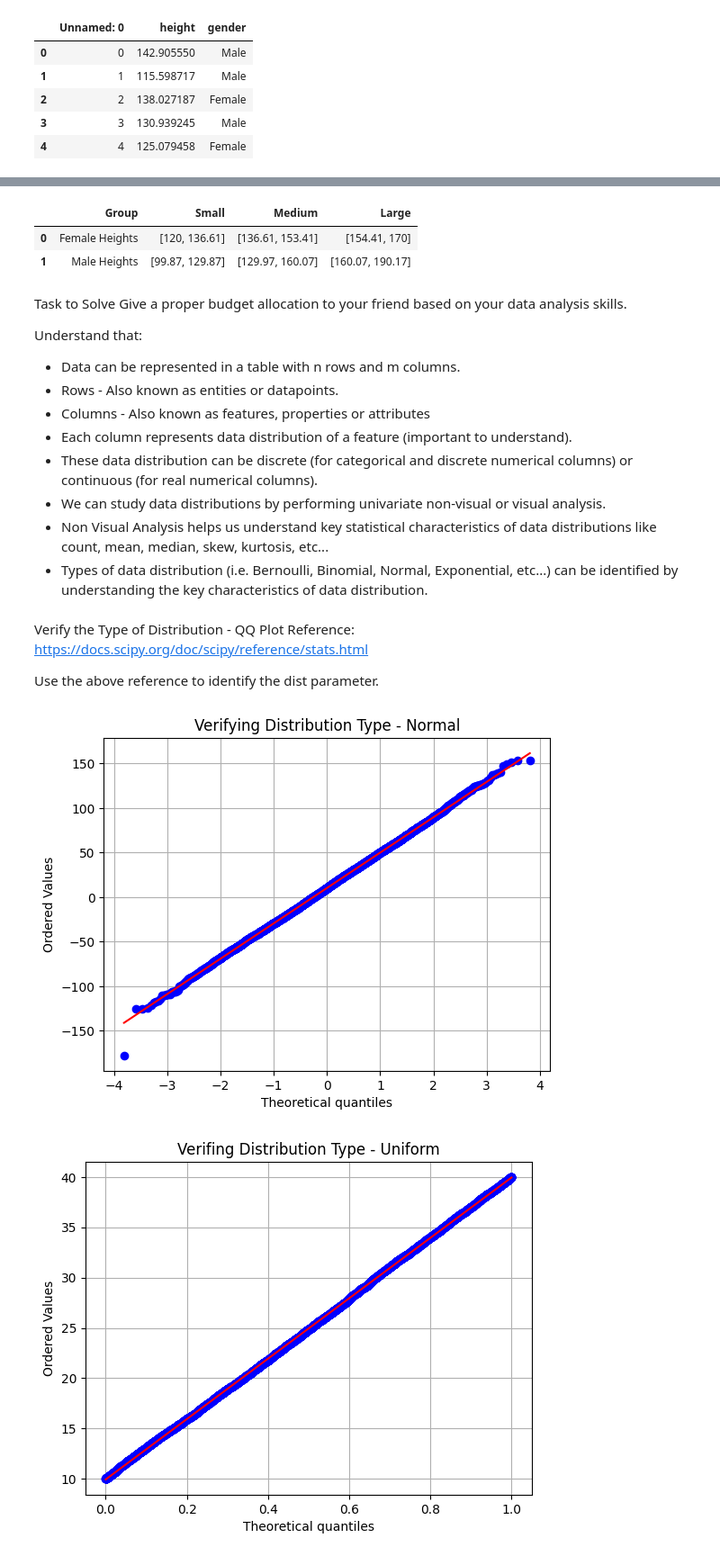
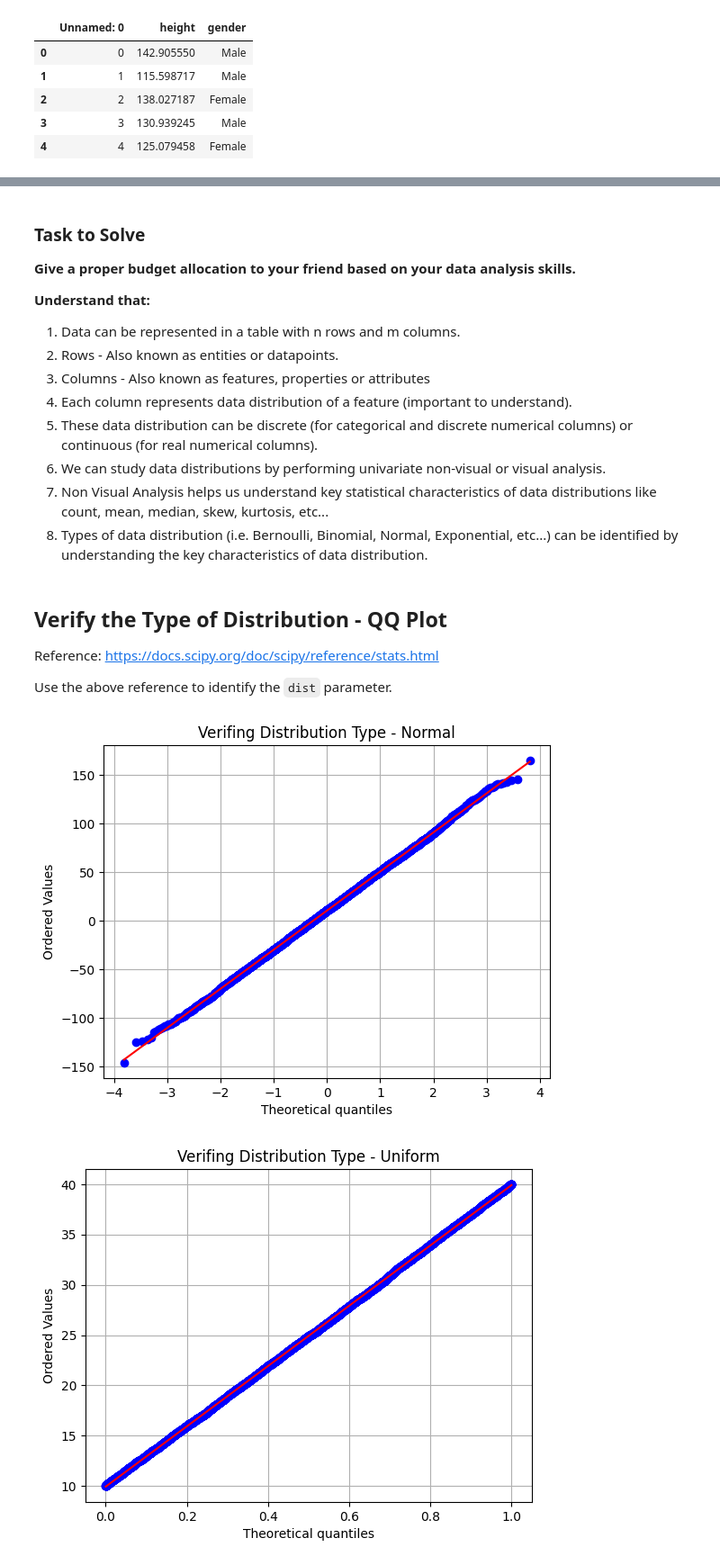
Before and after one commit to Tolash123/Machine_learning_and_Deep_learning, a Jupyter notebook: Module3-Advance Data analysis and statistics/1. Data Distributions/distribution_introduction.ipynb, the cells around one changed output, grey strips where cells are left out. Shown at 90% size. Drawn from its saved outputs; the diff is of its cells as text; code cells hidden in the pictures.

```diff
--- a/Module3-Advance Data analysis and statistics/1. Data Distributions/distribution_introduction.ipynb
+++ b/Module3-Advance Data analysis and statistics/1. Data Distributions/distribution_introduction.ipynb
@@ -495,9 +559,11 @@ Probability Density Function
 # %%
-def normal_distribution(mean,std,size):
-    return np.random.normal(loc=mean, scale=std,size=size)
+def normal_distribution_generator(mean, std, size):
+    return np.random.normal(loc=mean, scale=std, size=size)
 # %%
-normal_dist = normal_distribution(mean=10, std=40, size=10000)
+normal_dist = normal_distribution_generator(mean=10, std=40, size=10000)
+
 continuous_non_viz_analysis(data=normal_dist)
+
 continuous_viz_analysis(data=normal_dist)
 # %% [output]
 count     10000.00
@@ -875,25 +976,19 @@ info = {
-# %%
-pd.DataFrame(info)
-# %% [output]
-|  | Group | Small | Medium | Large |
-| 0 | Female Heights | [120, 136.61] | [136.61, 153.41] | [154.41, 170] |
-| 1 | Male Heights | [99.87, 129.87] | [129.97, 160.07] | [160.07, 190.17] |
 # %% [markdown]
-Task to Solve
-Give a proper budget allocation to your friend based on your data analysis skills.
+### Task to Solve
+**Give a proper budget allocation to your friend based on your data analysis skills.**
 
-Understand that:
-
-- Data can be represented in a table with n rows and m columns.
-- Rows - Also known as entities or datapoints.
-- Columns - Also known as features, properties or attributes
-- Each column represents data distribution of a feature (important to understand).
-- These data distribution can be discrete (for categorical and discrete numerical columns) or continuous (for real numerical columns).
-- We can study data distributions by performing univariate non-visual or visual analysis.
-- Non Visual Analysis helps us understand key statistical characteristics of data distributions like count, mean, median, skew, kurtosis, etc...
-- Types of data distribution (i.e. Bernoulli, Binomial, Normal, Exponential, etc...) can be identified by understanding the key characteristics of data distribution.
+**Understand that:**
+1. Data can be represented in a table with n rows and m columns.
+2. Rows - Also known as entities or datapoints.
+3. Columns - Also known as features, properties or attributes
+4. Each column represents data distribution of a feature (important to understand).
+5. These data distribution can be discrete (for categorical and discrete numerical columns) or continuous (for real numerical columns).
+6. We can study data distributions by performing univariate non-visual or visual analysis.
+7. Non Visual Analysis helps us understand key statistical characteristics of data distributions like count, mean, median, skew, kurtosis, etc...
+8. Types of data distribution (i.e. Bernoulli, Binomial, Normal, Exponential, etc...) can be identified by understanding the key characteristics of data distribution.
 # %% [markdown]
-Verify the Type of Distribution - QQ Plot
+## Verify the Type of Distribution - QQ Plot
+
 Reference: https://docs.scipy.org/doc/scipy/reference/stats.html
 
-Use the above reference to identify the dist parameter.
+Use the above reference to identify the `dist` parameter.
@@ -902,9 +995,11 @@ from scipy import stats
 # %%
 stats.probplot(normal_dist, dist=stats.norm, plot=plt)
-plt.title('Verifying Distribution Type - Normal')
+
+plt.title("Verifing Distribution Type - Normal")
+
 plt.grid()
 # %% [output]
-[figure, old version]
+[figure, new version]
 # %%
 stats.probplot(uniform_dist, dist=stats.uniform, plot=plt)
 
```
Also changed, not shown: parts of 101 cells of this notebook.
